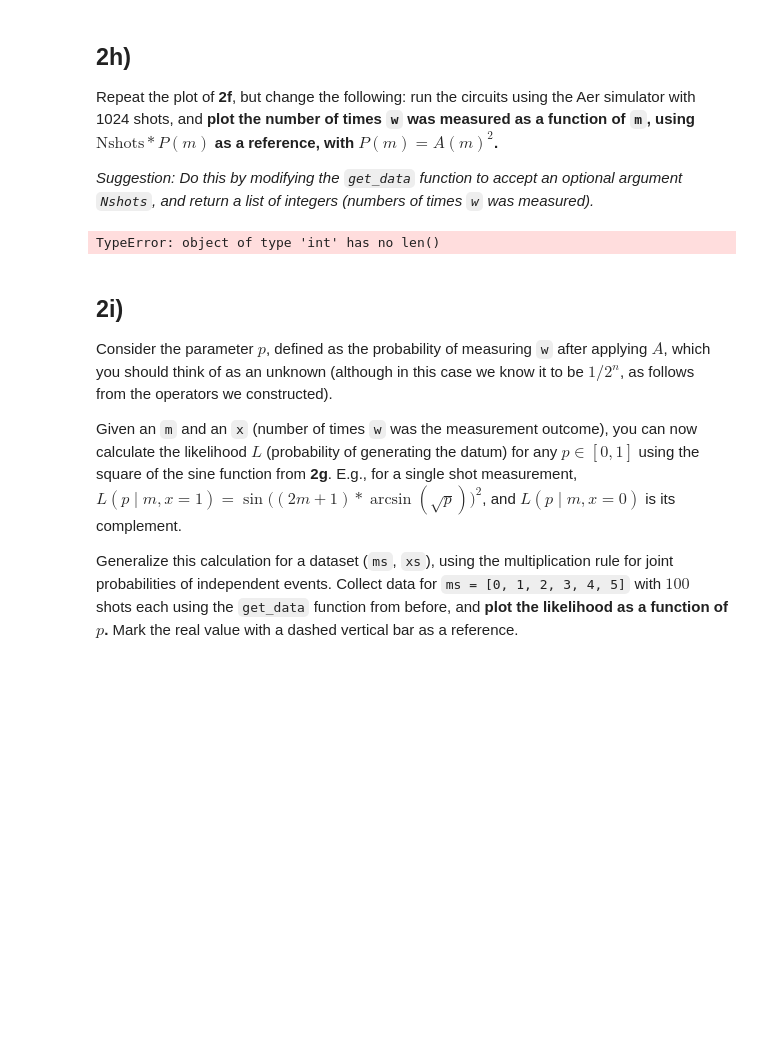
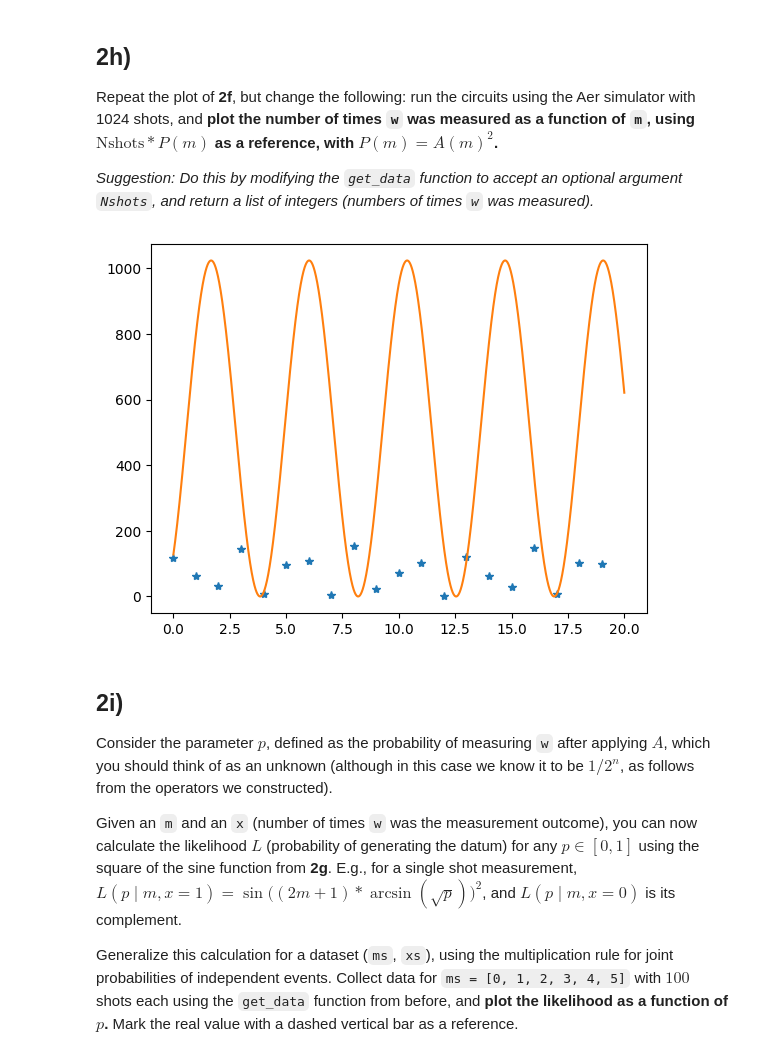
Before and after one commit to ezekielcochran/vtq-hackathon, a Jupyter notebook: qmace.ipynb, the cells around one changed output. Cells and saved outputs as stored; diff of their text form; code cells hidden in the pictures; blank space fills up the shorter version.

```diff
--- a/qmace.ipynb
+++ b/qmace.ipynb
@@ -278,42 +278,52 @@ def sequential_reflection(a_gate, oracle_operator, m: int):
     qc = QuantumCircuit(QUBIT_COUNT, 0)
     qc.append(oracle_operator, range(QUBIT_COUNT))
     qc.append(a_gate, range(QUBIT_COUNT))
     oracle_a_operator = qi.Operator(qc)
 
-    result = QuantumCircuit(QUBIT_COUNT, 0)
+    result = QuantumCircuit(QUBIT_COUNT, QUBIT_COUNT)
     result.append(a_gate, range(QUBIT_COUNT))
     for i in range(m):
         result.append(oracle_a_operator, range(QUBIT_COUNT))
     return result
-
-def index_of_w():
-    pass
-    # the W state is 0101010, so its index is
 
 from qiskit_aer import AerSimulator
 backend = AerSimulator()
 
 def get_data(A, oracle, ms, Nshots: int = 1024):
     result = []
     for m in ms:
         qc = sequential_reflection(A, oracle, m)
+        for qbit in range(QUBIT_COUNT):
+            qc.measure(qbit, qbit)
         qc_compiled = transpile(qc, backend)
-        job_sim = backend.run(qc_compiled, Nshots)
+        job_sim = backend.run(qc_compiled, shots=Nshots)
         job_result = job_sim.result()
         counts = job_result.get_counts()
-        # result.append(qi.Statevector.from_instruction(qc).data[2])
-        result.append(counts)
+        try:
+            result.append(counts['010'])
+        except KeyError:
+            result.append(0)
     return result
 
 m_values = list(range(20))
 amplitude_values = get_data(a_gate, w_reflection, m_values)
+amplitude_values_old = get_data_old(a_gate, w_reflection, m_values)
 
 import matplotlib.pyplot as plt
 import numpy as np
 plt.plot(m_values, np.real(amplitude_values), "*")
+
+# Add a reference curve: Nshots * A^2(m)
+smooth_m_values = np.arange(0, 20, 0.001)
+p_true = 1.0 / 2**QUBIT_COUNT
+y_values = np.sin((2 * smooth_m_values + 1) * np.arcsin(np.sqrt(p_true)))
+y_values = [1024 * x**2 for x in y_values]
+plt.plot(smooth_m_values, y_values)
 plt.show()
+
+# TODO come back and check if these points should match the curve better... why are we plotting amplitudes and not probabilities?
 # %% [output]
-TypeError: object of type 'int' has no len()
+[figure, added]
 # %% [markdown]
 ## **2i)**
 
```
Also changed, not shown: parts of 2 cells of this notebook.
